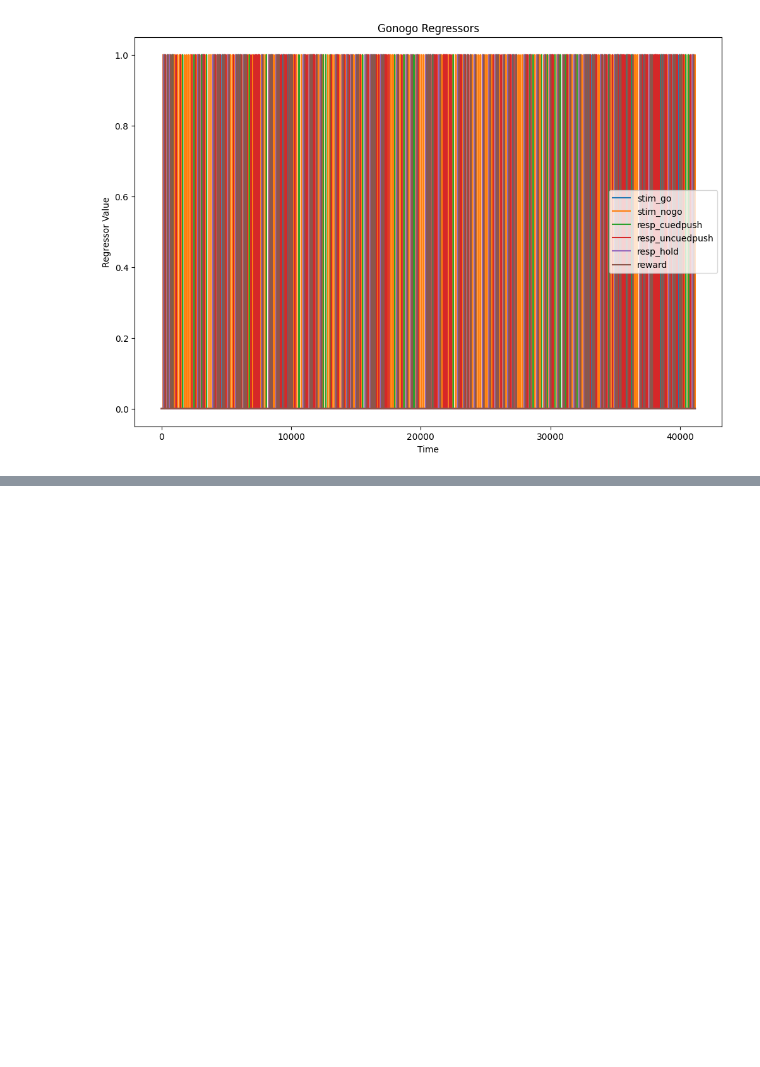
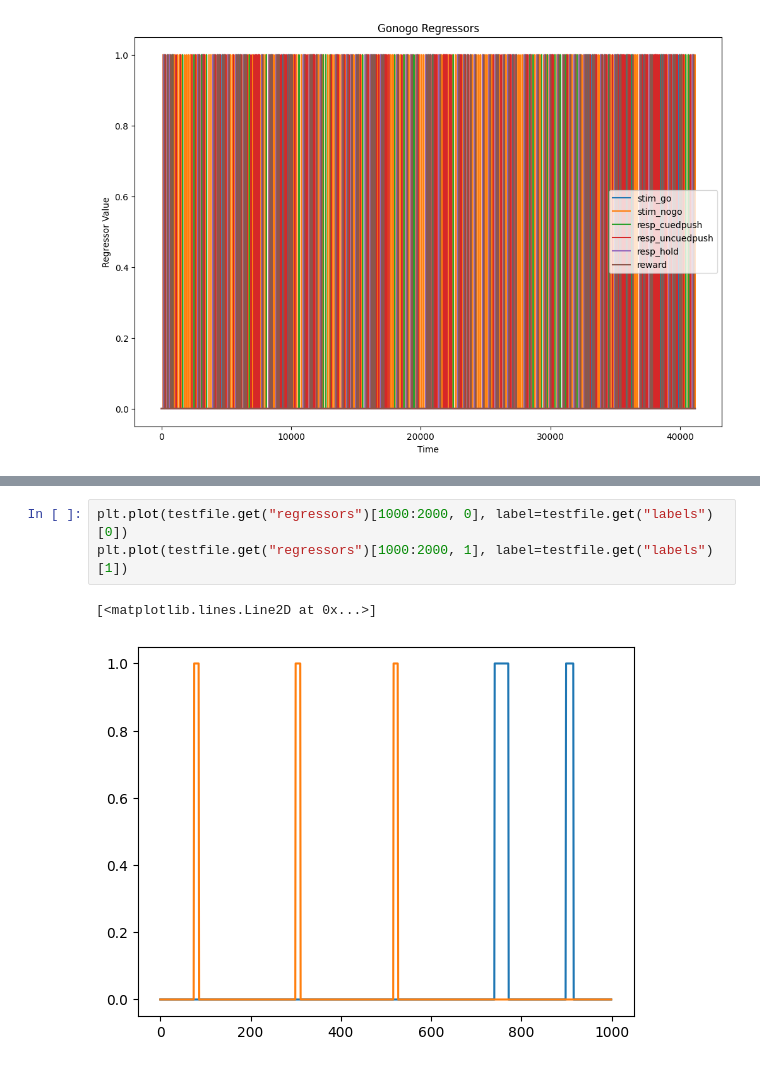
Before and after one commit to DuguidLab/visiomode_analysis, a Jupyter notebook: exploratory/session-regressors.ipynb, the cells around one changed output, grey strips where cells are left out. Cells and saved outputs as stored; diff of their text form; blank space fills up the shorter version.

```diff
--- a/exploratory/session-regressors.ipynb
+++ b/exploratory/session-regressors.ipynb
@@ -198,0 +248,6 @@ plt.show()
+# %%
+plt.plot(testfile.get("regressors")[1000:2000, 0], label=testfile.get("labels")[0])
+plt.plot(testfile.get("regressors")[1000:2000, 1], label=testfile.get("labels")[1])
+# %% [output]
+[<matplotlib.lines.Line2D at 0x...>]
+[figure, added]
```
Also changed, not shown: parts of 14 cells of this notebook.
